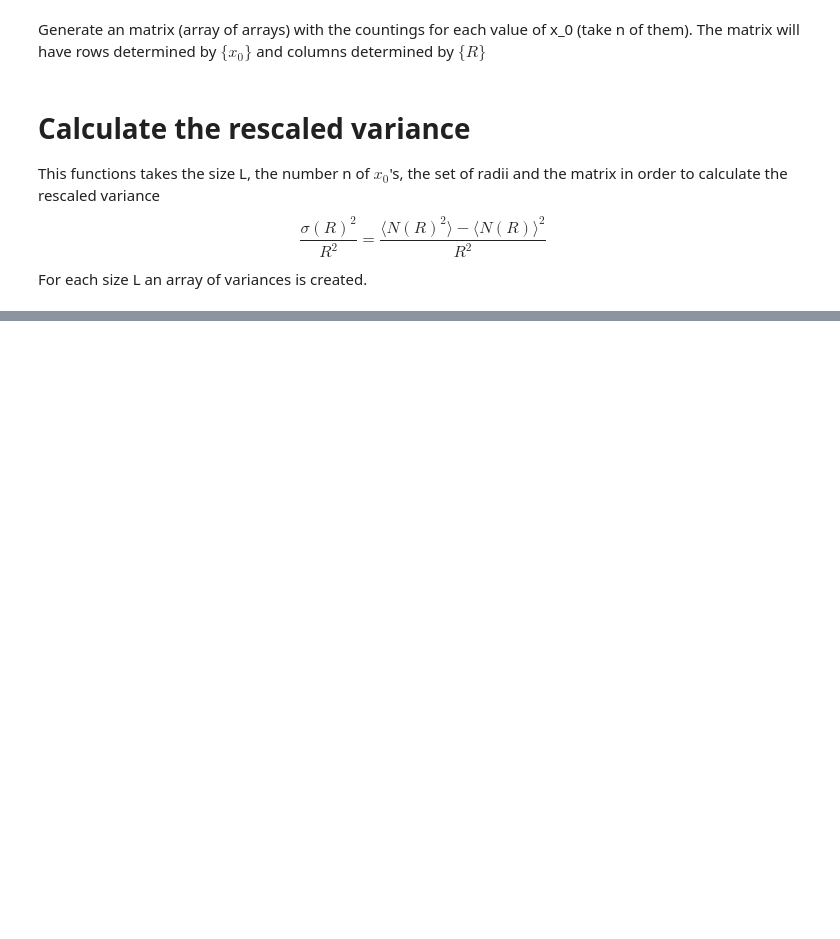
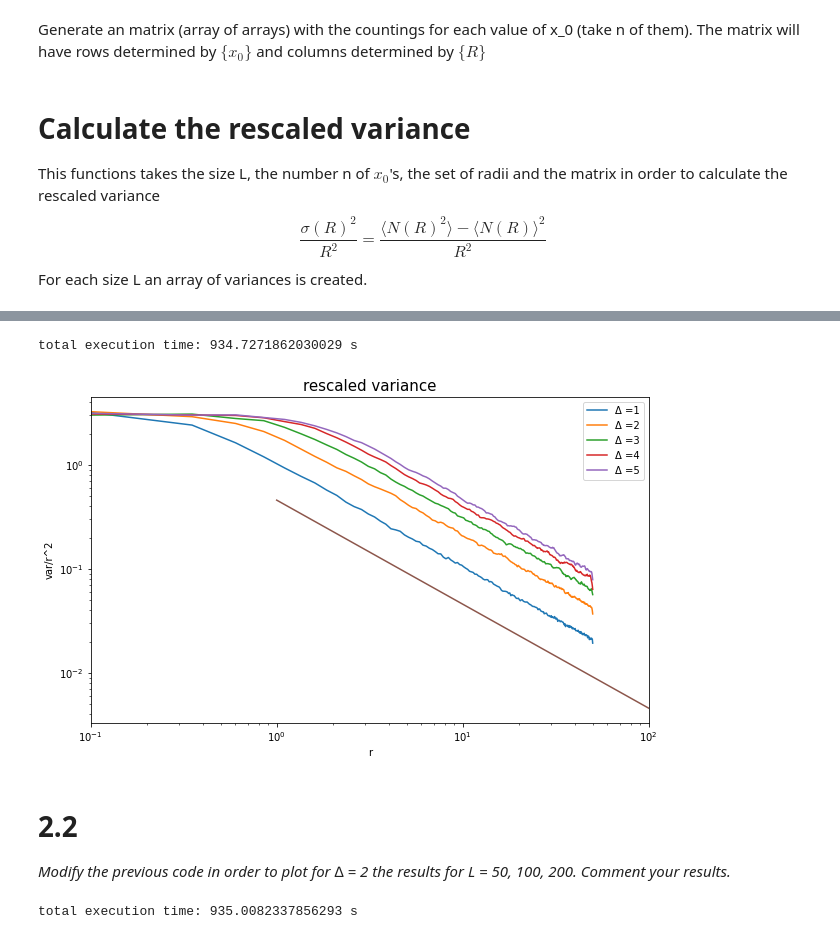
Before and after one commit to DLEthem/ELVIOT, a Jupyter notebook: final version/Numerical_HW1_Question2.ipynb, the cells around one changed output, grey strips where cells are left out. Cells and saved outputs as stored; diff of their text form; code cells hidden in the pictures; blank space fills up the shorter version.

```diff
--- a/final version/Numerical_HW1_Question2.ipynb
+++ b/final version/Numerical_HW1_Question2.ipynb
@@ -181,0 +131,15 @@ plt.show()
+# %%
+start = time.time()
+size = 100
+Δ=[1, 2, 3, 4, 5]
+arrays_var1 = []
+radius = []
+
+
+for i in range(len(Δ)):
+
+    a = shuffled(size,Δ[i])
+    radius.append(radii(size,200))
+    arrays_var1.append(variance(size,10000,radius[i],a))
+
+total1 = time.time()-start
@@ -181,0 +148,27 @@ plt.show()
+# %%
+print("total execution time: " + str(total1) + " s")
+# %% [output]
+total execution time: 934.7271862030029 s
+# %%
+#plot the results in log-log scale
+plt.figure(figsize=(10, 6))
+ax = plt.subplot(111)
+plt.xlim(0.1, 100)
+
+for i in range(len(Δ)):
+    plt.plot(radius[i], arrays_var1[i], label = 'Δ =' + str(Δ[i]))
+    plt.xscale('log')
+    plt.yscale('log')
+
+x = np.linspace(1, 100, 1000)
+plt.plot(x,0.457648/x)
+plt.title('rescaled variance', fontsize=15)
+plt.xlabel('r')
+plt.ylabel('var/r^2')
+plt.legend()
+plt.show()
+# %% [output]
+[figure, added]
+# %% [markdown]
+# 2.2
+_Modify the previous code in order to plot for ∆ = 2 the results for L = 50, 100, 200. Comment your results._
@@ -181,0 +192,4 @@ plt.show()
+# %%
+print("total execution time: " + str(total2) + " s")
+# %% [output]
+total execution time: 935.0082337856293 s
```
Also changed, not shown: parts of 18 cells of this notebook, 2 other files.
